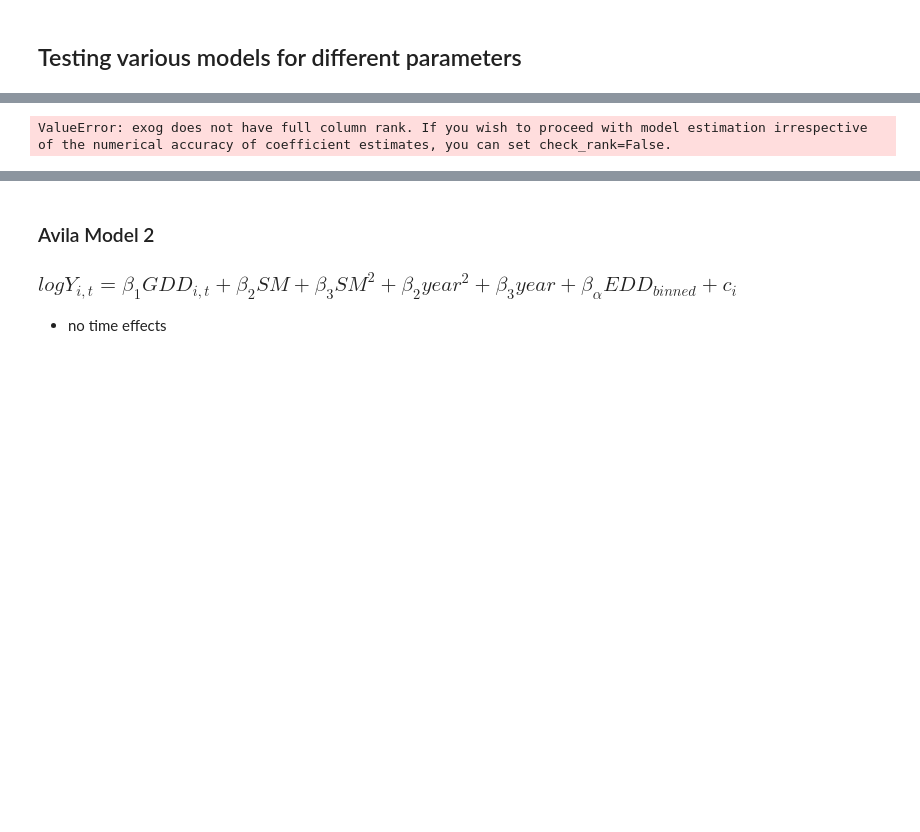
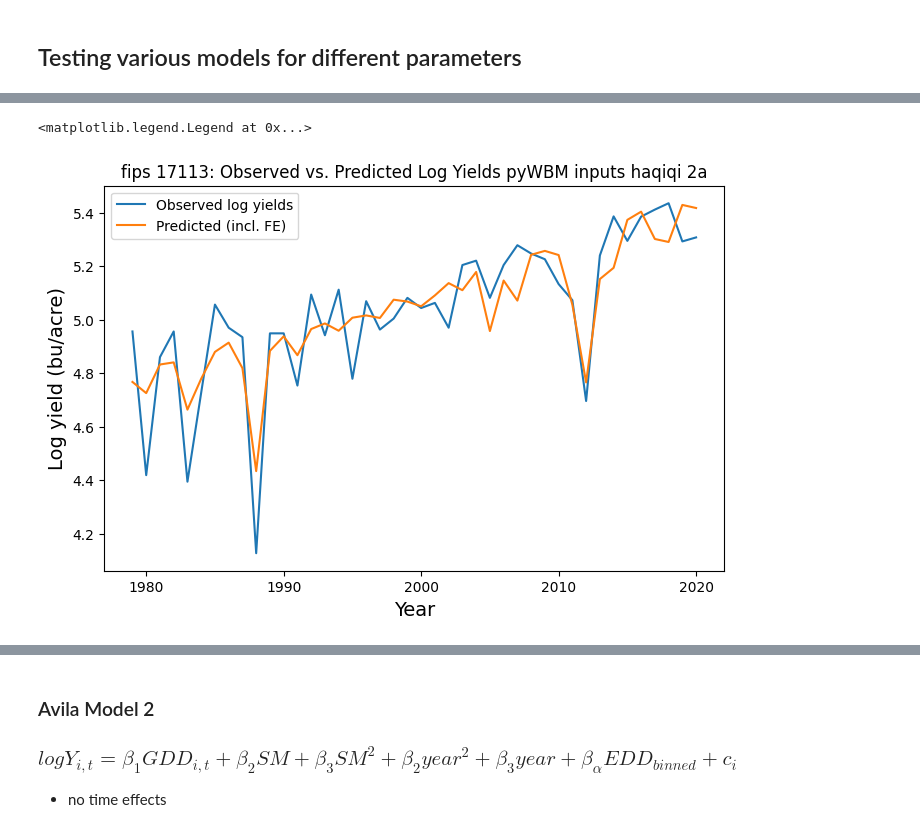
Before and after one commit to theo-avila/avila_et_al_2025_pyWBM_yield, a Jupyter notebook: 5_implementation_2a.ipynb, the cells around one changed output, grey strips where cells are left out. Saved outputs shown, nothing was run; the diff lists cells and outputs as text; code cells hidden in the pictures; blank space fills up the shorter version.

Commit message:
made models consistent with haqiqi et al. where they used state specific trends. Not mentioned in their paper or model I believe so this required a bit of sleuthing

```diff
--- a/5_implementation_2a.ipynb
+++ b/5_implementation_2a.ipynb
@@ -23,7 +23,7 @@ usda_filepath = "/storage/home/cta5244/work/avila_et_al_2025_pyWBM_yield/data/us
 fips_level_inputs_pd = pd.read_csv(csv_output_file_haqiqi2021_2a)
 fips_level_inputs_pd = fips_level_inputs_pd.rename(columns={'time': 'year'})
 fips_level_inputs_pd['year_input'] = fips_level_inputs_pd['year']
-fips_level_inputs_pd['year'] = fips_level_inputs_pd['year']**2
+fips_level_inputs_pd['year2'] = fips_level_inputs_pd['year']**2
 usda_pd = pd.read_csv(usda_filepath)
 # %%
 usda_pd['fips'] = usda_pd['fips'].astype(str).str.zfill(5)
@@ -66,54 +69,27 @@ df_set_index = df.set_index(['fips', 'year'])
 # %%
-# define the model with both entity and time fixed effects
-model = PanelOLS.from_formula(
-    ('log_yield ~ gdd + edd_minus75 + edd_minus25_75 + edd_minus25_plus25 + edd_plus25_75 + edd_plus75 + SoilM_0_100cm + SoilM_0_100cm_square + C(state):year2 '),
-    data=df_set_index,
-    )
+# define the model with compound extremes & state specific trends
+formula = (
+    'log_yield ~ gdd + edd_minus75 + edd_minus25_75 + edd_minus25_plus25 + '
+    'edd_plus25_75 + edd_plus75 + SoilM_0_100cm + SoilM_0_100cm_square + '
+    'C(state):year_input + C(state):year2 + EntityEffects'
+)
 
-# fit the model
-results_h21 = model.fit()
-
-GDD_param = results_h21.params.gdd.item()
-EDD_SM_75_below_param = results_h21.params.edd_minus75.item()
-EDD_SM_25_75_below_param = results_h21.params.edd_minus25_75.item()
-EDD_SM_0_25_norm_param = results_h21.params.edd_minus25_plus25.item()
-EDD_SM_25_75_above_param = results_h21.params.edd_plus25_75.item()
-EDD_SM_75_above_param = results_h21.params.edd_plus75.item()
-SM_mean_param = results_h21.params.SoilM_0_100cm.item()
-SM_mean2_param = results_h21.params.SoilM_0_100cm_square.item()
-year2 = results_h21.params.year2.item()
-
-fips_number = '17113'
-
-entity_effect = results_h21.estimated_effects['estimated_effects'].loc[f'{fips_number}'].values
-
-df_fip_01001 = df[df['fips'] == f'{fips_number}']
-model_predication_h21 = (GDD_param * df_fip_01001['gdd'] +
-                     EDD_SM_75_below_param * df_fip_01001['edd_minus75'] +
-                     EDD_SM_25_75_below_param * df_fip_01001['edd_minus25_75'] +
-                     EDD_SM_0_25_norm_param * df_fip_01001['edd_minus25_plus25'] +
-                     EDD_SM_25_75_above_param * df_fip_01001['edd_plus25_75'] +
-                     EDD_SM_75_above_param * df_fip_01001['edd_plus75'] +
-                     SM_mean_param * df_fip_01001['SoilM_0_100cm'] +
-                     SM_mean2_param * df_fip_01001['SoilM_0_100cm_square'] +
-                     year2 * df_fip_01001['year2'] +
-                    entity_effect)
-
-plt.plot(df_fip_01001['year'], df_fip_01001['log_yield'], label='observed log yields')
-plt.plot(df_fip_01001['year'],  model_predication_h21, label='avila26 model 1')
-plt.title(f'fips {fips_number} year2, no time-effects')
-plt.ylabel('log yield, bu/acre', fontsize=14)
-plt.xlabel('year', fontsize=14)
-plt.legend()
-
-results_df = results_h21.estimated_effects['estimated_effects']
-county_shp_path = "/storage/work/cta5244/avila_et_al_2025_pyWBM_yield/shape_files/counties_contig_plot.shp"
-counties = gpd.read_file(county_shp_path)
-averaged_results = results_df.groupby('fips').mean()
-merged = counties.merge(averaged_results, how='left', left_on='fips', right_on='fips')
-
-fig, ax = plt.subplots(figsize=(8, 6))
-merged.plot(column='estimated_effects', cmap='coolwarm', ax=ax, legend=True)
-ax.set_title('Fixed Effects Avila Model 1, Year^2 pyWBM inputs', fontsize=13)
+model = PanelOLS.from_formula(formula, data=df_set_index)
+results_h21 = model.fit(cov_type='clustered', clusters=df_set_index['state'])
+predictions = results_h21.predict(effects=True)
+predictions['total_pred'] = predictions['fitted_values'] + predictions['estimated_effects']
-# %% [output]
-ValueError: exog does not have full column rank. If you wish to proceed with model estimation irrespective of the numerical accuracy of coefficient estimates, you can set check_rank=False.
+# %%
+fips_number = '17113'
+mclean_county_plot = predictions.loc[fips_number]
+corn_yields = df_set_index.loc[fips_number, 'log_yield']
+
+plt.figure(figsize=(8,5))
+plt.plot(mclean_county_plot.index, corn_yields, label='Observed log yields')
+plt.plot(mclean_county_plot.index, mclean_county_plot['total_pred'], label='Predicted (incl. FE)')
+plt.title(f'fips {fips_number}: Observed vs. Predicted Log Yields pyWBM inputs haqiqi 2a')
+plt.ylabel('Log yield (bu/acre)', fontsize=14)
+plt.xlabel('Year', fontsize=14)
+plt.legend()
+# %% [output]
+<matplotlib.legend.Legend at 0x...>
+[figure, added]
```
Also changed, not shown: parts of 3 cells of this notebook, 1 other file.
